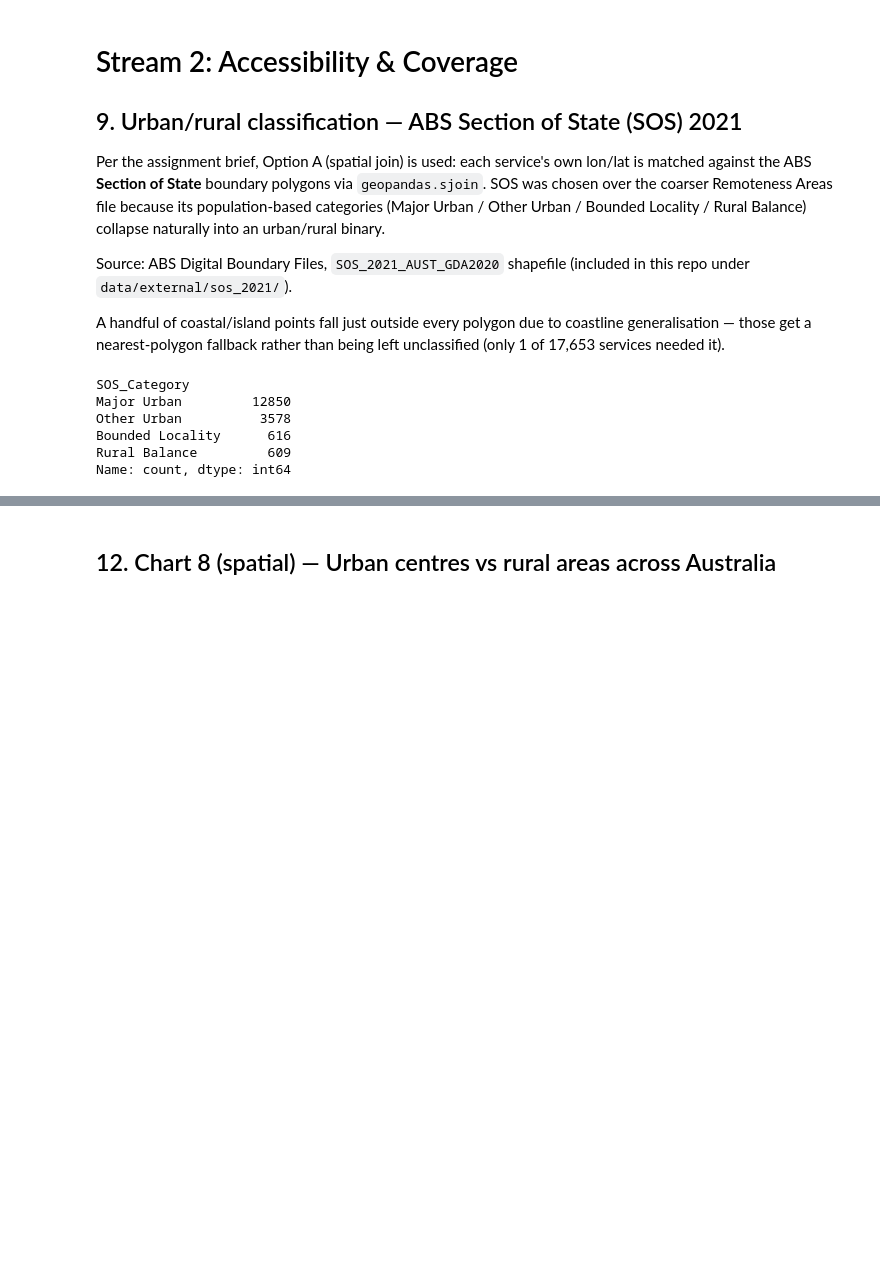
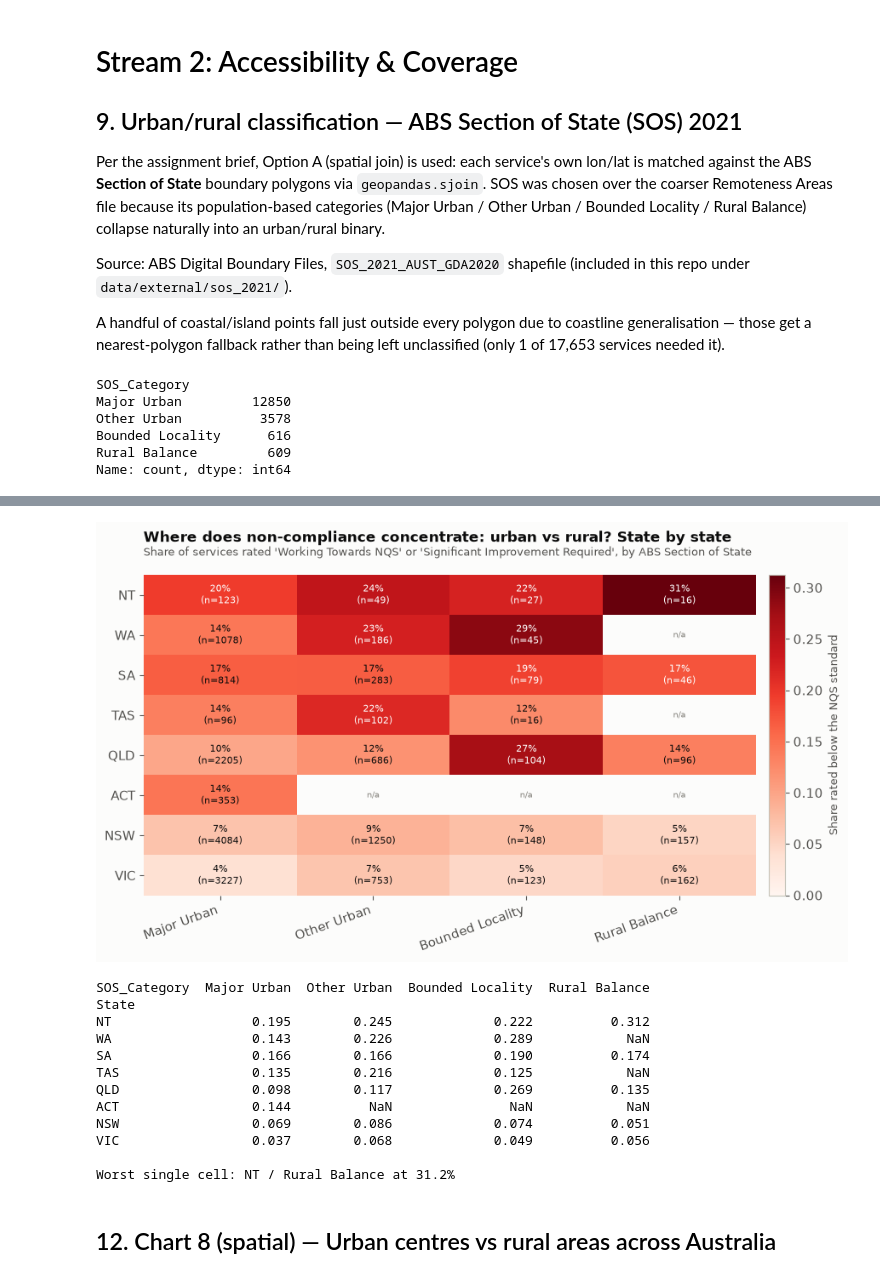
Before and after one commit to martvanhoorn2003-svg/Mart, a Jupyter notebook: ACECQA_Service_Quality_Analysis.ipynb, the cells around one changed output, grey strips where cells are left out. Saved outputs shown, nothing was run; the diff lists cells and outputs as text; code cells hidden in the pictures; blank space fills up the shorter version.

```diff
--- a/ACECQA_Service_Quality_Analysis.ipynb
+++ b/ACECQA_Service_Quality_Analysis.ipynb
@@ -579,26 +573,0 @@ Rather than collapsing to a binary urban/rural split, this uses all four ABS SOS
-# %%
-
-d6 = df[df["SOS_Category"].notna()]
-medians6 = d6.groupby("SOS_Category")[["DistanceToTrainStation_km", "DistanceToBusStation_km"]].median().reindex(SOS_ORDER)
-
-fig, ax = plt.subplots(figsize=(9, 5.2))
-x = np.arange(len(SOS_ORDER)); w = 0.32
-ax.bar(x - w / 2, medians6["DistanceToTrainStation_km"], width=w, color=CAT["blue"], label="Train station")
-ax.bar(x + w / 2, medians6["DistanceToBusStation_km"], width=w, color=CAT["orange"], label="Bus station")
-for i, cat in enumerate(SOS_ORDER):
-    ax.text(i - w / 2, medians6.loc[cat, "DistanceToTrainStation_km"] + 0.8, f"{medians6.loc[cat, 'DistanceToTrainStation_km']:.1f}km", ha="center", fontsize=9)
-    ax.text(i + w / 2, medians6.loc[cat, "DistanceToBusStation_km"] + 0.8, f"{medians6.loc[cat, 'DistanceToBusStation_km']:.1f}km", ha="center", fontsize=9)
-ax.set_xticks(x); ax.set_xticklabels(SOS_ORDER)
-ax.set_ylabel("Median distance (km)")
-ax.set_title("Transport access gets worse moving from major cities to rural areas\n(though not perfectly monotonically)", fontsize=12.5, fontweight="bold", color=INK_PRIMARY, loc="left", pad=14)
-ax.legend(frameon=False, loc="upper left")
-for spine in ["top", "right"]:
-    ax.spines[spine].set_visible(False)
-ax.spines["left"].set_color(BASELINE); ax.spines["bottom"].set_color(BASELINE)
-fig.tight_layout()
-fig.savefig(FIG_DIR / "06_transport_by_urban_rural.png", dpi=200)
-plt.show()
-
-for cat in SOS_ORDER:
-    summary[f"{cat.lower().replace(' ', '_')}_median_train_km"] = round(float(medians6.loc[cat, "DistanceToTrainStation_km"]), 2)
-print(medians6)
@@ -661,3 +652,34 @@ dtype: float64
+# %%
+
+grid7, counts7 = noncompliance_grid(df, "State", "SOS_Category", SOS_ORDER)
+grid7 = plot_noncompliance_heatmap(
+    grid7, counts7,
+    "Where does non-compliance concentrate: urban vs rural? State by state",
+    "Share of services rated 'Working Towards NQS' or 'Significant Improvement Required', by ABS Section of State",
+    "07_rating_by_urban_rural.png",
+)
+worst7 = grid7.stack().idxmax()
+summary["worst_state_sos_noncompliance_cell"] = f"{worst7[0]} / {worst7[1]}"
+summary["worst_state_sos_noncompliance_pct"] = round(float(grid7.stack().max()) * 100, 1)
+for cat in SOS_ORDER:
+    if cat in grid7.columns:
+        summary[f"national_noncompliance_{cat.lower().replace(' ', '_')}_pct"] = round(float(grid7[cat].mean(skipna=True)) * 100, 1)
+print(grid7.round(3))
+print(f"\nWorst single cell: {summary['worst_state_sos_noncompliance_cell']} at {summary['worst_state_sos_noncompliance_pct']}%")
+# %% [output]
+[figure, added]
+SOS_Category  Major Urban  Other Urban  Bounded Locality  Rural Balance
+State
+NT                  0.195        0.245             0.222          0.312
+WA                  0.143        0.226             0.289            NaN
+SA                  0.166        0.166             0.190          0.174
+TAS                 0.135        0.216             0.125            NaN
+QLD                 0.098        0.117             0.269          0.135
+ACT                 0.144          NaN               NaN            NaN
+NSW                 0.069        0.086             0.074          0.051
+VIC                 0.037        0.068             0.049          0.056
+
+Worst single cell: NT / Rural Balance at 31.2%
 # %% [markdown]
 
 ## 12. Chart 8 (spatial) — Urban centres vs rural areas across Australia
```
Also changed, not shown: parts of 11 cells of this notebook, 8 other files.
